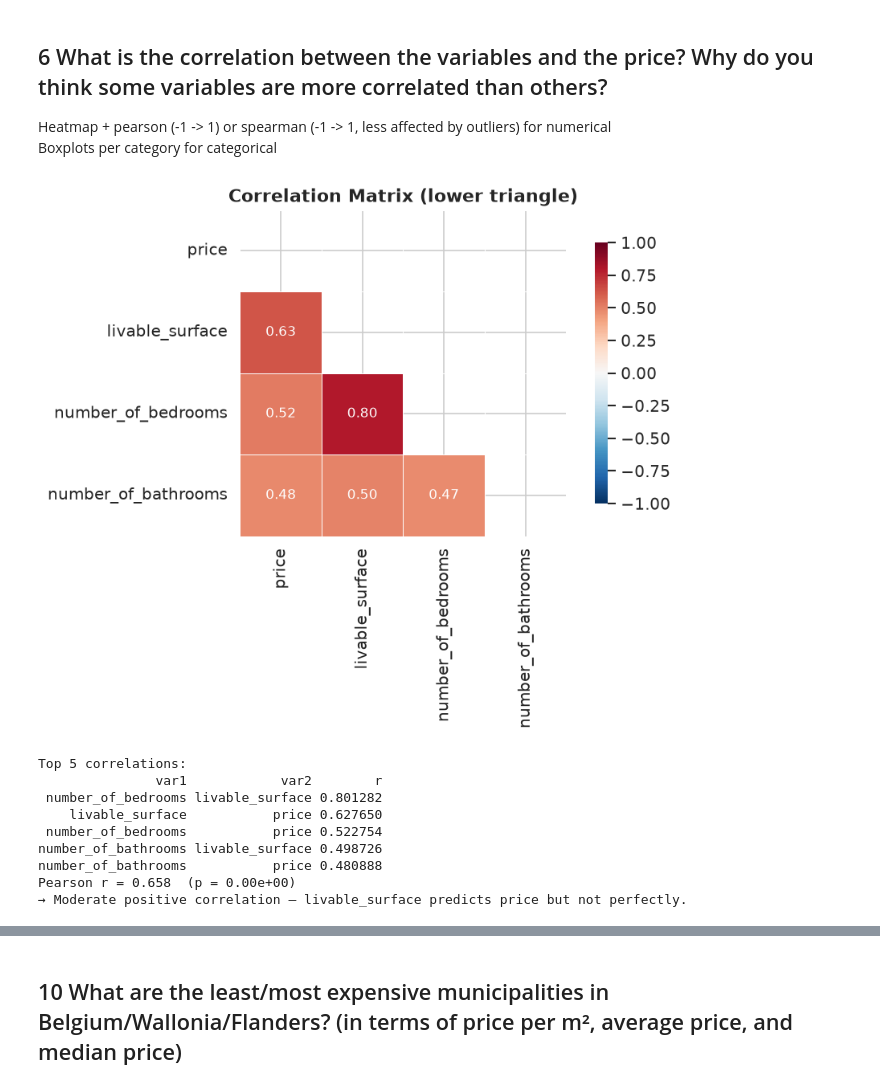
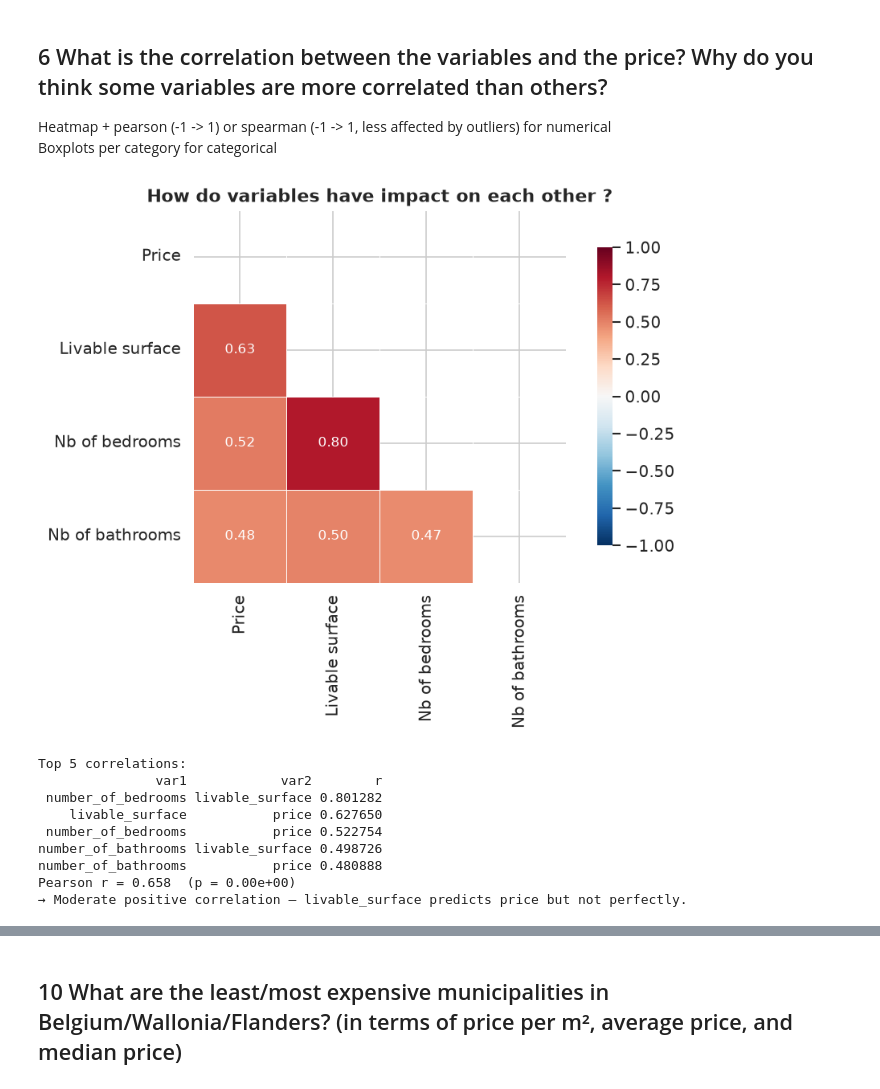
Before and after one commit to Gunay-Bayramova/immoeliza_data_analysis, a Jupyter notebook: Analysis/analysis_GB.ipynb, the cells around one changed output, grey strips where cells are left out. Cells and saved outputs as stored; diff of their text form; code cells hidden in the pictures.

```diff
--- a/Analysis/analysis_GB.ipynb
+++ b/Analysis/analysis_GB.ipynb
@@ -212,36 +216,37 @@ numerical = dfs[['price', 'livable_surface', 'number_of_bedrooms', 'number_of_ba
 corr = numerical.corr(method="spearman")
 
 fig, ax = plt.subplots(figsize=(8, 6))
 mask = np.triu(np.ones_like(corr, dtype=bool))  # hide upper triangle (redundant)
 
+ax_labels = ["Price","Livable surface","Nb of bedrooms","Nb of bathrooms"]
 sns.heatmap(corr, mask=mask, annot=True, fmt='.2f', cmap='RdBu_r',
             center=0, vmin=-1, vmax=1, square=True,
             linewidths=0.5, ax=ax, cbar_kws={'shrink': 0.8},
-            annot_kws={'size': 10})
+            annot_kws={'size': 10}, xticklabels=ax_labels, yticklabels=ax_labels)
 
-ax.set_title('Correlation Matrix (lower triangle)', fontweight='bold')
+ax.set_title('How do variables have impact on each other ?', fontweight='bold')
 plt.tight_layout()
 plt.show()
 
 # Surface the strongest correlations
 corr_pairs = (
     corr.where(np.tril(np.ones(corr.shape), -1).astype(bool))
     .stack()
     .sort_values(key=abs, ascending=False)
     .head(5)
     .rename('r')
     .reset_index()
     .rename(columns={'level_0':'var1','level_1':'var2'})
 )
 print("Top 5 correlations:")
 print(corr_pairs.to_string(index=False))
 
 dfpear = dfs[['price','livable_surface']].dropna()
 r, p = stats.pearsonr(dfpear['price'], dfpear['livable_surface'])
 print(f"Pearson r = {r:.3f}  (p = {p:.2e})")
 print("→ Moderate positive correlation — livable_surface predicts price but not perfectly.")
 # %% [output]
-[figure, old version]
+[figure, new version]
 Top 5 correlations:
                var1            var2        r
  number_of_bedrooms livable_surface 0.801282
```
Also changed, not shown: parts of 7 cells of this notebook.
